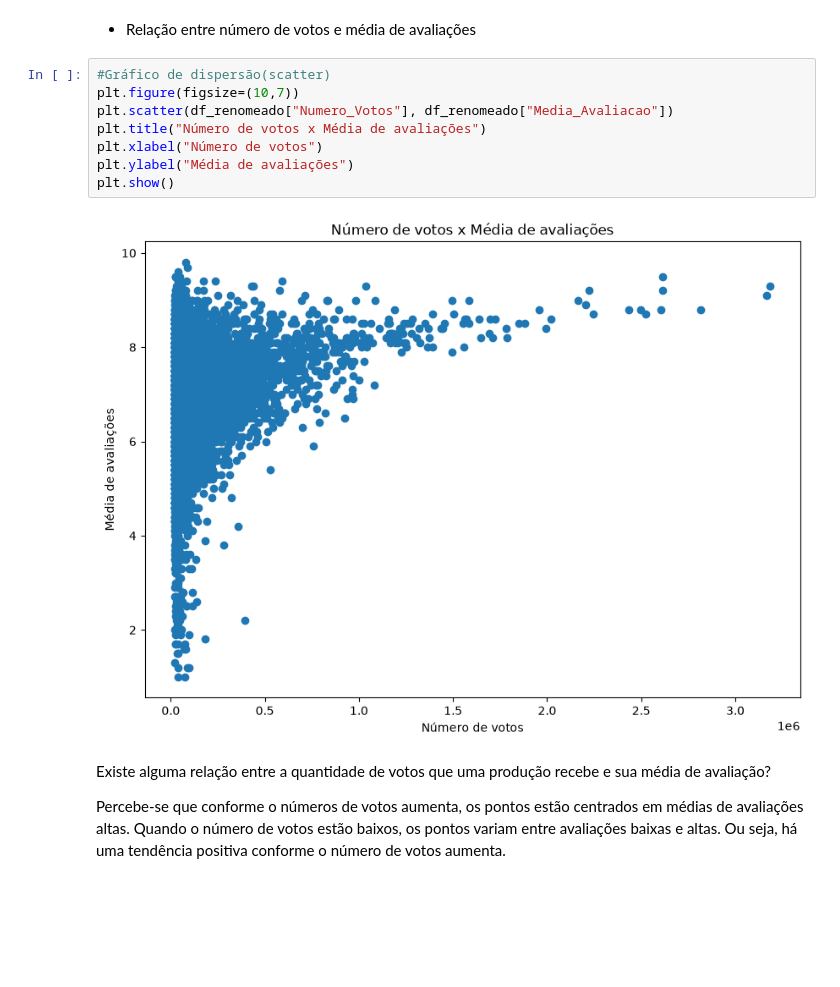
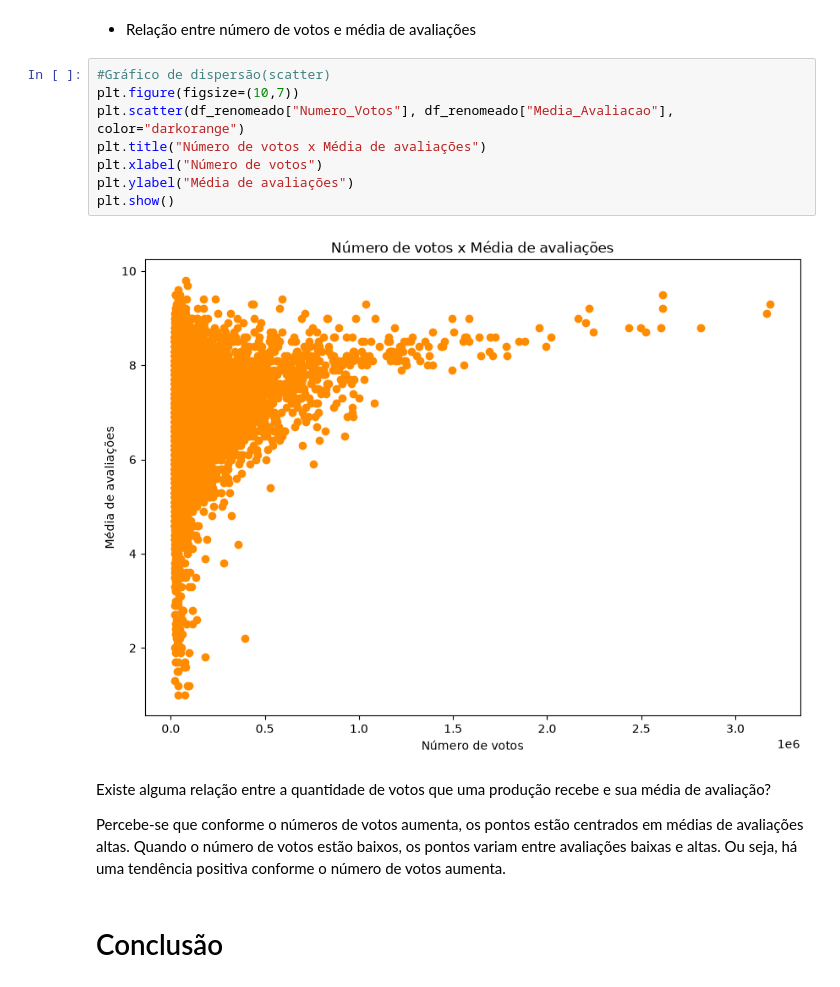
Before and after one commit to Lana230/analise_filmes_series, a Jupyter notebook: main.ipynb, the cells around one changed output. Drawn from its saved outputs; the diff is of its cells as text; blank space fills up the shorter version.

```diff
--- a/main.ipynb
+++ b/main.ipynb
@@ -352,14 +421,16 @@ Há uma grande queda nas médias de avaliações de produções de 1900 à 1915.
 # %%
 #Gráfico de dispersão(scatter)
 plt.figure(figsize=(10,7))
-plt.scatter(df_renomeado["Numero_Votos"], df_renomeado["Media_Avaliacao"])
+plt.scatter(df_renomeado["Numero_Votos"], df_renomeado["Media_Avaliacao"], color="darkorange")
 plt.title("Número de votos x Média de avaliações")
 plt.xlabel("Número de votos")
 plt.ylabel("Média de avaliações")
 plt.show()
 # %% [output]
-[figure, old version]
+[figure, new version]
 # %% [markdown]
 Existe alguma relação entre a quantidade de votos que uma produção recebe e sua média de avaliação?
 
 Percebe-se que conforme o números de votos aumenta, os pontos estão centrados em médias de avaliações altas. Quando o número de votos estão baixos, os pontos variam entre avaliações baixas e altas. Ou seja, há uma tendência positiva conforme o número de votos aumenta.
+# %% [markdown]
+# Conclusão
```
Also changed, not shown: parts of 23 cells of this notebook.
